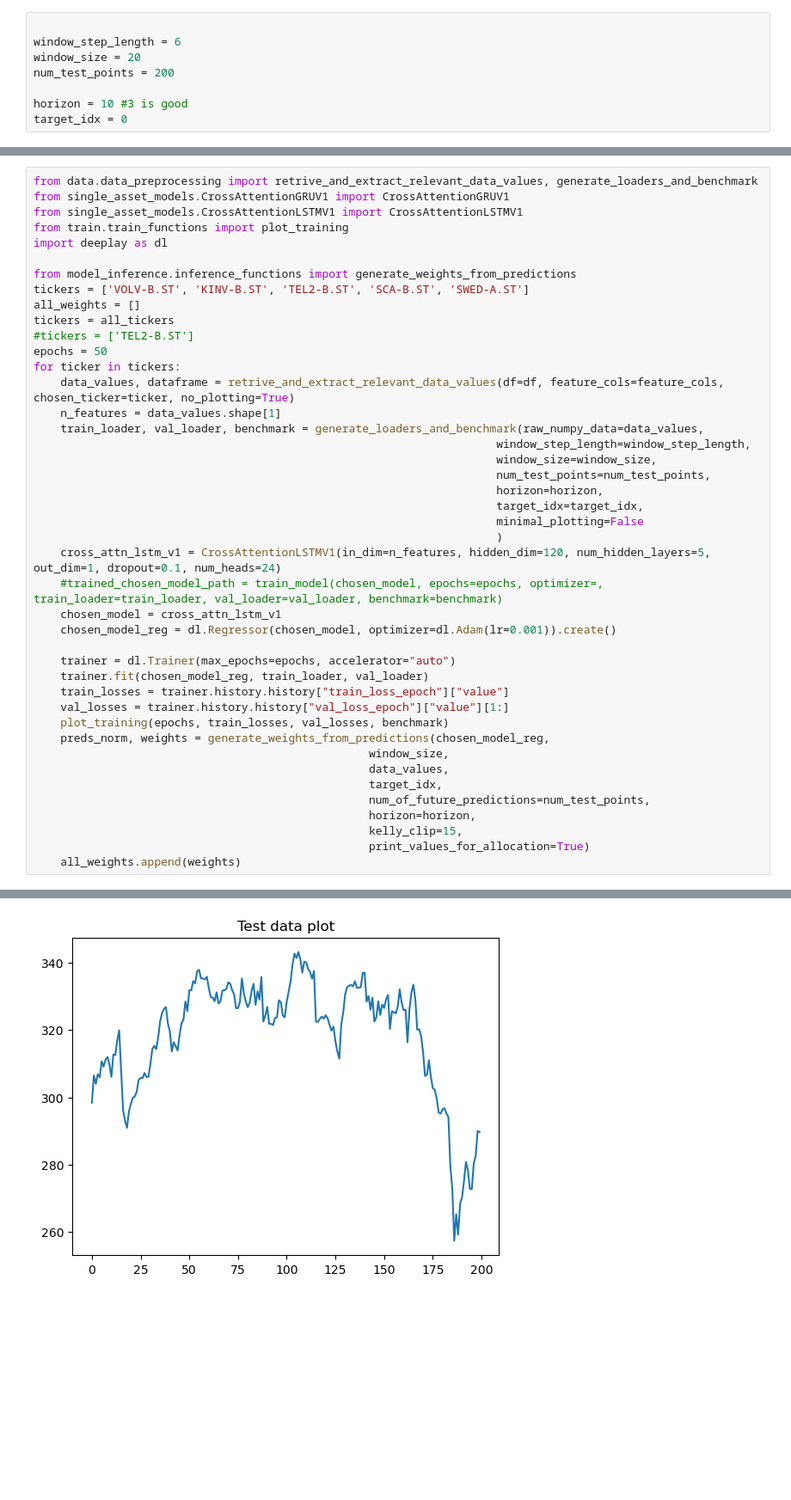
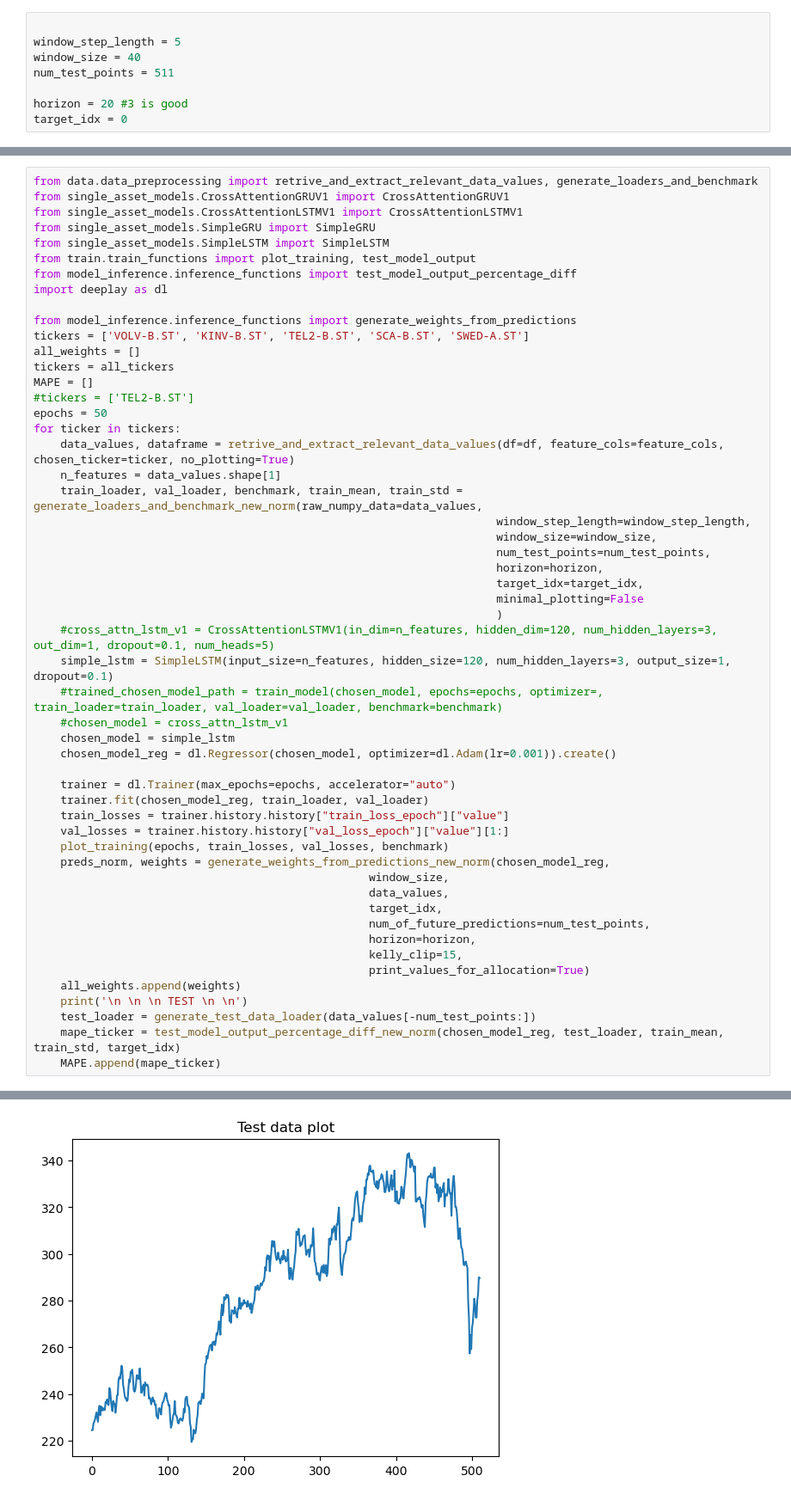
Before and after one commit to peogradin/Project-AMLNN, a Jupyter notebook: test_model_parameters.ipynb, the cells around one changed output, grey strips where cells are left out. Shown at 86% size. Saved outputs shown, nothing was run; the diff lists cells and outputs as text; blank space fills up the shorter version.

```diff
--- a/test_model_parameters.ipynb
+++ b/test_model_parameters.ipynb
@@ -35,9 +35,9 @@ Torch : 2.5.1
 SciPy : 1.15.2
 # %%
 
-window_step_length = 6
-window_size = 20
-num_test_points = 200
+window_step_length = 5
+window_size = 40
+num_test_points = 511
 
-horizon = 10 #3 is good
+horizon = 20 #3 is good
 target_idx = 0
@@ -45,19 +353,23 @@ target_idx = 0
 from data.data_preprocessing import retrive_and_extract_relevant_data_values, generate_loaders_and_benchmark
 from single_asset_models.CrossAttentionGRUV1 import CrossAttentionGRUV1
 from single_asset_models.CrossAttentionLSTMV1 import CrossAttentionLSTMV1
-from train.train_functions import plot_training
+from single_asset_models.SimpleGRU import SimpleGRU
+from single_asset_models.SimpleLSTM import SimpleLSTM
+from train.train_functions import plot_training, test_model_output
+from model_inference.inference_functions import test_model_output_percentage_diff
 import deeplay as dl
 
 from model_inference.inference_functions import generate_weights_from_predictions
 tickers = ['VOLV-B.ST', 'KINV-B.ST', 'TEL2-B.ST', 'SCA-B.ST', 'SWED-A.ST']
 all_weights = []
 tickers = all_tickers
+MAPE = []
 #tickers = ['TEL2-B.ST']
 epochs = 50
 for ticker in tickers:
     data_values, dataframe = retrive_and_extract_relevant_data_values(df=df, feature_cols=feature_cols, chosen_ticker=ticker, no_plotting=True)
     n_features = data_values.shape[1]
-    train_loader, val_loader, benchmark = generate_loaders_and_benchmark(raw_numpy_data=data_values,
+    train_loader, val_loader, benchmark, train_mean, train_std = generate_loaders_and_benchmark_new_norm(raw_numpy_data=data_values,
                                                                      window_step_length=window_step_length,
                                                                      window_size=window_size,
                                                                      num_test_points=num_test_points,
@@ -65,41 +377,47 @@ for ticker in tickers:
                                                                      target_idx=target_idx,
                                                                      minimal_plotting=False
                                                                      )
-    cross_attn_lstm_v1 = CrossAttentionLSTMV1(in_dim=n_features, hidden_dim=120, num_hidden_layers=5, out_dim=1, dropout=0.1, num_heads=24)
+    #cross_attn_lstm_v1 = CrossAttentionLSTMV1(in_dim=n_features, hidden_dim=120, num_hidden_layers=3, out_dim=1, dropout=0.1, num_heads=5)
+    simple_lstm = SimpleLSTM(input_size=n_features, hidden_size=120, num_hidden_layers=3, output_size=1, dropout=0.1)
     #trained_chosen_model_path = train_model(chosen_model, epochs=epochs, optimizer=, train_loader=train_loader, val_loader=val_loader, benchmark=benchmark)
-    chosen_model = cross_attn_lstm_v1
+    #chosen_model = cross_attn_lstm_v1
+    chosen_model = simple_lstm
     chosen_model_reg = dl.Regressor(chosen_model, optimizer=dl.Adam(lr=0.001)).create()
 
     trainer = dl.Trainer(max_epochs=epochs, accelerator="auto")
     trainer.fit(chosen_model_reg, train_loader, val_loader)
     train_losses = trainer.history.history["train_loss_epoch"]["value"]
     val_losses = trainer.history.history["val_loss_epoch"]["value"][1:]
     plot_training(epochs, train_losses, val_losses, benchmark)
-    preds_norm, weights = generate_weights_from_predictions(chosen_model_reg,
+    preds_norm, weights = generate_weights_from_predictions_new_norm(chosen_model_reg,
                                                   window_size,
                                                   data_values,
                                                   target_idx,
                                                   num_of_future_predictions=num_test_points,
                                                   horizon=horizon,
                                                   kelly_clip=15,
                                                   print_values_for_allocation=True)
     all_weights.append(weights)
+    print('\n \n \n TEST \n \n')
+    test_loader = generate_test_data_loader(data_values[-num_test_points:])
+    mape_ticker = test_model_output_percentage_diff_new_norm(chosen_model_reg, test_loader, train_mean, train_std, target_idx)
+    MAPE.append(mape_ticker)
 # %% [output]
 Shape dataset (6409, 11)
 means:  Close           1.043935e+02
 Volume          4.174720e+06
 MarketCap       1.099524e+11
 Weight          3.379463e-02
 Return          5.710548e-04
 LogReturn       3.715475e-04
 WeightedRet     2.191627e-05
 SMA20           1.040219e+02
 EMA20           1.040130e+02
 RSI14           5.227815e+01
 ReturnVola20    1.814528e-02
 ... (9 lines left out)
 EMA20           8.844715e+01
 RSI14           1.056618e+01
 ReturnVola20    8.856161e-03
 dtype: float64
-[figure, old version]
+[figure, new version]
```
Also changed, not shown: parts of 9 cells of this notebook, 56 other files.
